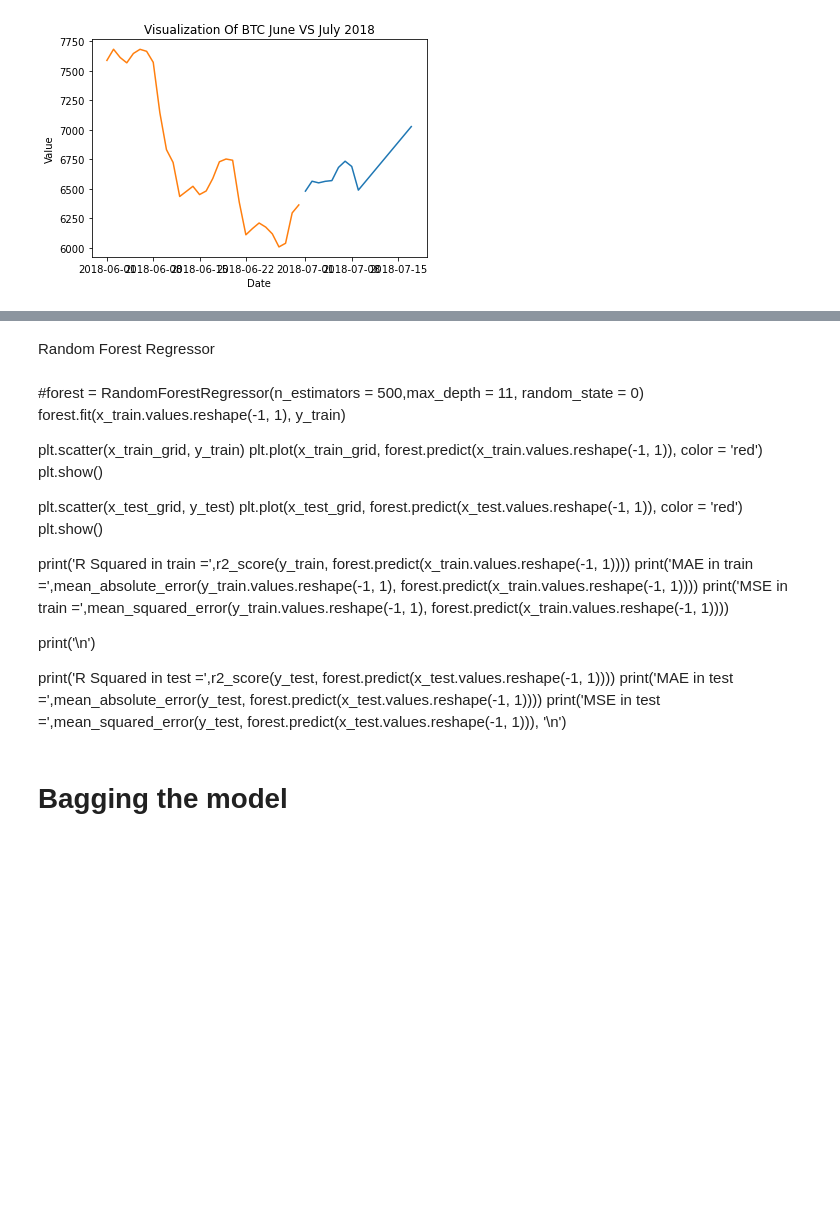
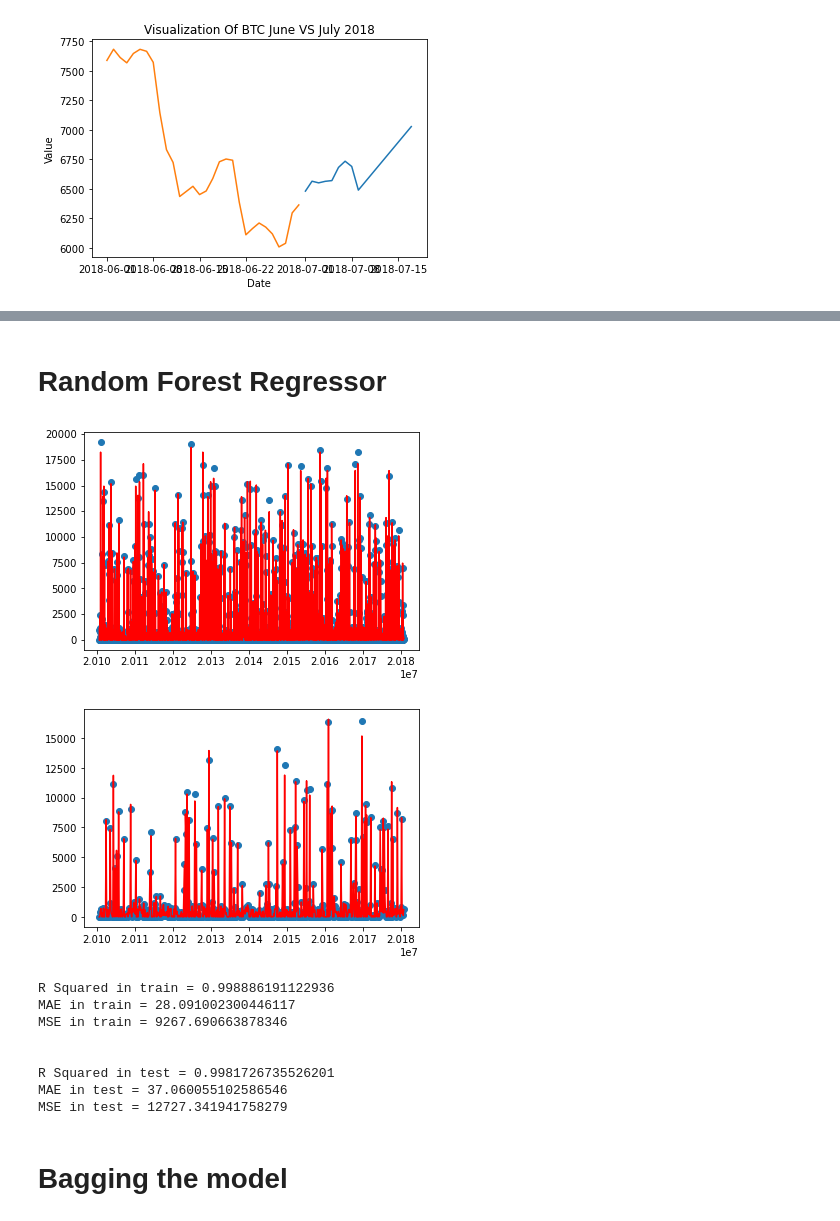
Before and after one commit to Kamlesh-KD/Regression-Basic-Project-BCT, a Jupyter notebook: Bitcoin_Prediction_Project01.ipynb, the cells around one changed output, grey strips where cells are left out. Saved outputs shown, nothing was run; the diff lists cells and outputs as text; code cells hidden in the pictures; blank space fills up the shorter version.

```diff
--- a/Bitcoin_Prediction_Project01.ipynb
+++ b/Bitcoin_Prediction_Project01.ipynb
@@ -293,28 +295,39 @@ plt.show()
 # %% [markdown]
-Random Forest Regressor
+# Random Forest Regressor
-# %% [markdown]
-#forest = RandomForestRegressor(n_estimators = 500,max_depth = 11, random_state = 0)
-forest.fit(x_train.values.reshape(-1, 1), y_train)
-
-plt.scatter(x_train_grid, y_train)
-plt.plot(x_train_grid, forest.predict(x_train.values.reshape(-1, 1)), color = 'red')
-plt.show()
-
-plt.scatter(x_test_grid, y_test)
-plt.plot(x_test_grid, forest.predict(x_test.values.reshape(-1, 1)), color = 'red')
-plt.show()
-
-
-print('R Squared in train =',r2_score(y_train, forest.predict(x_train.values.reshape(-1, 1))))
-print('MAE in train =',mean_absolute_error(y_train.values.reshape(-1, 1), forest.predict(x_train.values.reshape(-1, 1))))
-print('MSE in train =',mean_squared_error(y_train.values.reshape(-1, 1), forest.predict(x_train.values.reshape(-1, 1))))
-
-print('\n')
-
-
-print('R Squared in test =',r2_score(y_test, forest.predict(x_test.values.reshape(-1, 1))))
-print('MAE in test =',mean_absolute_error(y_test, forest.predict(x_test.values.reshape(-1, 1))))
-print('MSE in test =',mean_squared_error(y_test, forest.predict(x_test.values.reshape(-1, 1))), '\n')
+# %%
+forest = RandomForestRegressor(n_estimators = 500,max_depth = 11, random_state = 0)
+forest.fit(x_train.values.reshape(-1, 1), y_train)
+
+plt.scatter(x_train_grid, y_train)
+plt.plot(x_train_grid, forest.predict(x_train.values.reshape(-1, 1)), color = 'red')
+plt.show()
+
+plt.scatter(x_test_grid, y_test)
+plt.plot(x_test_grid, forest.predict(x_test.values.reshape(-1, 1)), color = 'red')
+plt.show()
+
+
+print('R Squared in train =',r2_score(y_train, forest.predict(x_train.values.reshape(-1, 1))))
+print('MAE in train =',mean_absolute_error(y_train.values.reshape(-1, 1), forest.predict(x_train.values.reshape(-1, 1))))
+print('MSE in train =',mean_squared_error(y_train.values.reshape(-1, 1), forest.predict(x_train.values.reshape(-1, 1))))
+
+print('\n')
+
+
+print('R Squared in test =',r2_score(y_test, forest.predict(x_test.values.reshape(-1, 1))))
+print('MAE in test =',mean_absolute_error(y_test, forest.predict(x_test.values.reshape(-1, 1))))
+print('MSE in test =',mean_squared_error(y_test, forest.predict(x_test.values.reshape(-1, 1))), '\n')
+# %% [output]
+[figure, added]
+[figure, added]
+R Squared in train = 0.998886191122936
+MAE in train = 28.091002300446117
+MSE in train = 9267.690663878346
+
+
+R Squared in test = 0.9981726735526201
+MAE in test = 37.060055102586546
+MSE in test = 12727.341941758279
 # %% [markdown]
 # Bagging the model
 # %%
```
Also changed, not shown: parts of 13 cells of this notebook.
